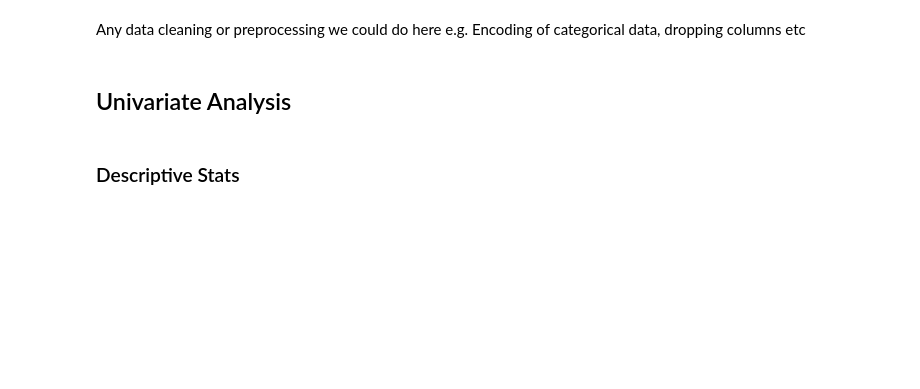
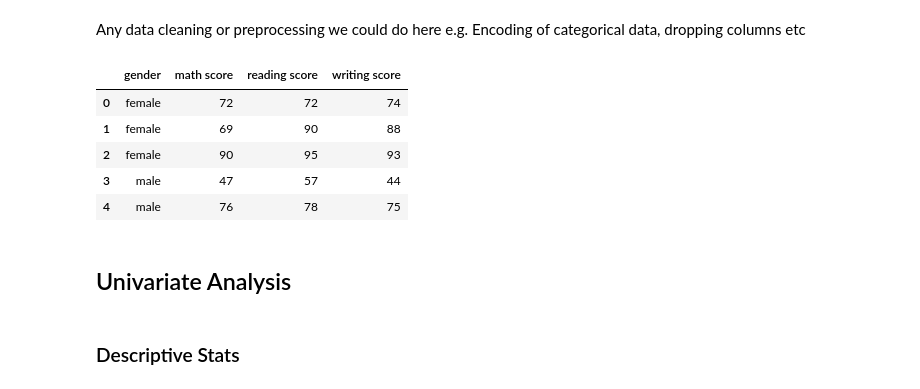
Before and after one commit to HyperionDevBootcamps/2024-Commercial-Lecture-Backpack, a Jupyter notebook: Data Science (DS)/Week4/Lecture8/Code/StudentPerformance.ipynb, the cells around one changed output. Cells and saved outputs as stored; diff of their text form; code cells hidden in the pictures; blank space fills up the shorter version.

```diff
--- a/Data Science (DS)/Week4/Lecture8/Code/StudentPerformance.ipynb
+++ b/Data Science (DS)/Week4/Lecture8/Code/StudentPerformance.ipynb
@@ -25,6 +43,16 @@ print("Columns:", students_df.columns)
 # %% [markdown]
 Any data cleaning or preprocessing we could do here
 e.g. Encoding of categorical data, dropping columns etc
+# %%
+dropped = students_df[['gender', 'math score', 'reading score', 'writing score']]
+dropped.head()
+# %% [output]
+|  | gender | math score | reading score | writing score |
+| 0 | female | 72 | 72 | 74 |
+| 1 | female | 69 | 90 | 88 |
+| 2 | female | 90 | 95 | 93 |
+| 3 | male | 47 | 57 | 44 |
+| 4 | male | 76 | 78 | 75 |
 # %% [markdown]
 ## Univariate Analysis
 # %% [markdown]
```
Also changed, not shown: parts of 10 cells of this notebook, 9 other files.
